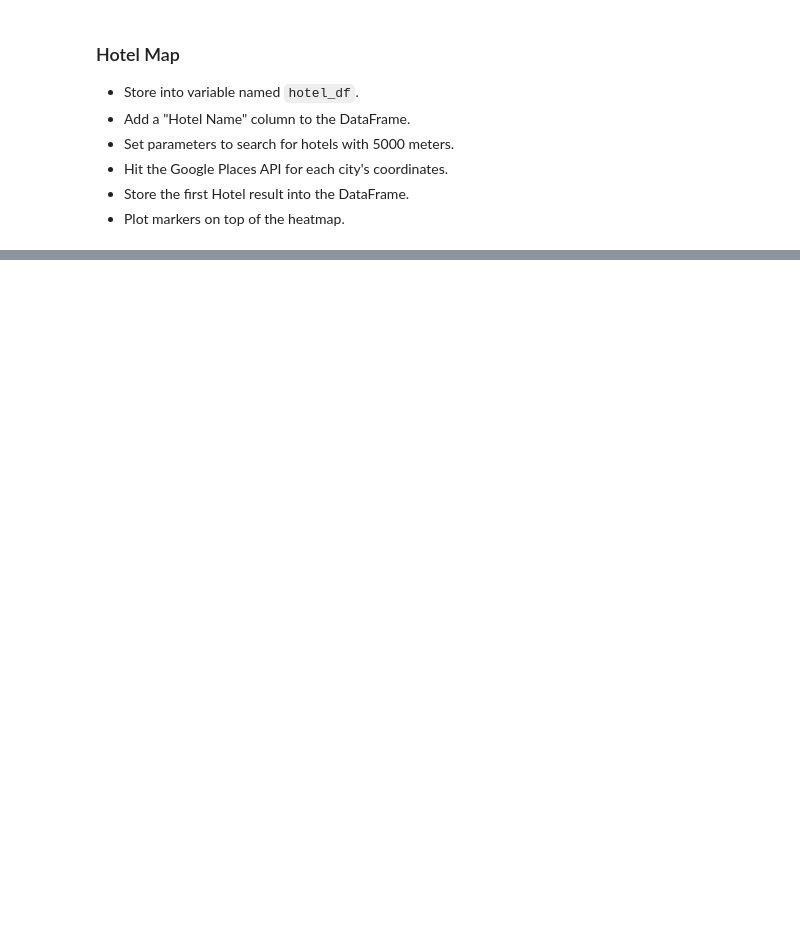
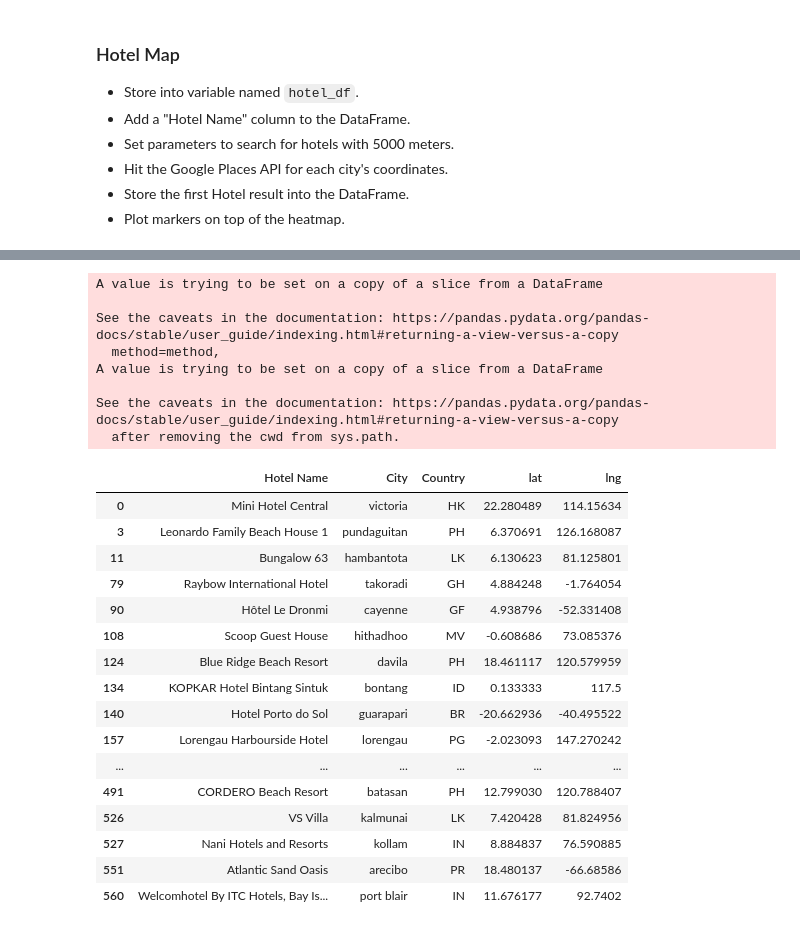
Before and after one commit to RUNTMC19/python-api-challenge, a Jupyter notebook: VacationPy/VacationPy.ipynb, the cells around one changed output, grey strips where cells are left out. Cells and saved outputs as stored; diff of their text form; code cells hidden in the pictures; blank space fills up the shorter version.

```diff
--- a/VacationPy/VacationPy.ipynb
+++ b/VacationPy/VacationPy.ipynb
@@ -114,3 +251,36 @@ for index, row in types_df.iterrows():
+# %%
+hotel_cleaned_df = hotel_df[["Hotel Name","City", "Country", "lat", "lng"]]
+
+hotel_cleaned_df['lat'].replace('', np.nan, inplace=True)
+hotel_cleaned_df.dropna(how='any', inplace=True)
+
+hotel_cleaned_df
+# %% [output]
+A value is trying to be set on a copy of a slice from a DataFrame
+
+See the caveats in the documentation: https://pandas.pydata.org/pandas-docs/stable/user_guide/indexing.html#returning-a-view-versus-a-copy
+  method=method,
+A value is trying to be set on a copy of a slice from a DataFrame
+
+See the caveats in the documentation: https://pandas.pydata.org/pandas-docs/stable/user_guide/indexing.html#returning-a-view-versus-a-copy
+  after removing the cwd from sys.path.
+|  | Hotel Name | City | Country | lat | lng |
+| 0 | Mini Hotel Central | victoria | HK | 22.280489 | 114.15634 |
+| 3 | Leonardo Family Beach House 1 | pundaguitan | PH | 6.370691 | 126.168087 |
+| 11 | Bungalow 63 | hambantota | LK | 6.130623 | 81.125801 |
+| 79 | Raybow International Hotel | takoradi | GH | 4.884248 | -1.764054 |
+| 90 | Hôtel Le Dronmi | cayenne | GF | 4.938796 | -52.331408 |
+| 108 | Scoop Guest House | hithadhoo | MV | -0.608686 | 73.085376 |
+| 124 | Blue Ridge Beach Resort | davila | PH | 18.461117 | 120.579959 |
+| 134 | KOPKAR Hotel Bintang Sintuk | bontang | ID | 0.133333 | 117.5 |
+| 140 | Hotel Porto do Sol | guarapari | BR | -20.662936 | -40.495522 |
+| 157 | Lorengau Harbourside Hotel | lorengau | PG | -2.023093 | 147.270242 |
+| ... | ... | ... | ... | ... | ... |
+| 491 | CORDERO Beach Resort | batasan | PH | 12.799030 | 120.788407 |
+| 526 | VS Villa | kalmunai | LK | 7.420428 | 81.824956 |
+| 527 | Nani Hotels and Resorts | kollam | IN | 8.884837 | 76.590885 |
+| 551 | Atlantic Sand Oasis | arecibo | PR | 18.480137 | -66.68586 |
+| 560 | Welcomhotel By ITC Hotels, Bay Is... | port blair | IN | 11.676177 | 92.7402 |
 # %%
 # NOTE: Do not change any of the code in this cell
 
```
Also changed, not shown: parts of 9 cells of this notebook.
